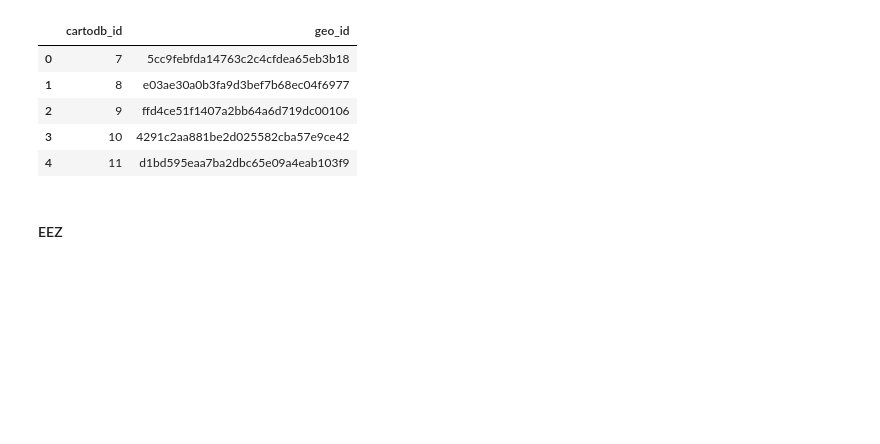
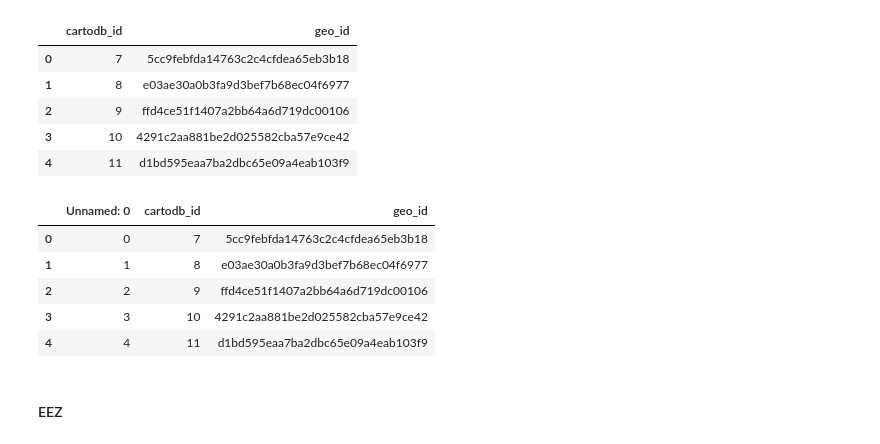
Before and after one commit to resource-watch/notebooks, a Jupyter notebook: ResourceWatch/Script_geostore_IDs_OW-79.ipynb, the cells around one changed output. Drawn from its saved outputs; the diff is of its cells as text; code cells hidden in the pictures; blank space fills up the shorter version.

Commit message:
watersheds updatedvia GET

```diff
--- a/ResourceWatch/Script_geostore_IDs_OW-79.ipynb
+++ b/ResourceWatch/Script_geostore_IDs_OW-79.ipynb
@@ -216,6 +217,17 @@ watershed_id_df.head()
 # %%
 #save locally
 watershed_id_df.to_csv(f'./watersheds_df_id_v20210528.csv')
+# %%
+watershed_id_df = pd.read_csv(f'./watersheds_df_id_v20210528.csv')
+# %%
+watershed_id_df.head()
+# %% [output]
+|  | Unnamed: 0 | cartodb_id | geo_id |
+| 0 | 0 | 7 | 5cc9febfda14763c2c4cfdea65eb3b18 |
+| 1 | 1 | 8 | e03ae30a0b3fa9d3bef7b68ec04f6977 |
+| 2 | 2 | 9 | ffd4ce51f1407a2bb64a6d719dc00106 |
+| 3 | 3 | 10 | 4291c2aa881be2d025582cba57e9ce42 |
+| 4 | 4 | 11 | d1bd595eaa7ba2dbc65e09a4eab103f9 |
 # %% [markdown]
 #### EEZ
 # %%
```
Also changed, not shown: parts of 32 cells of this notebook.
